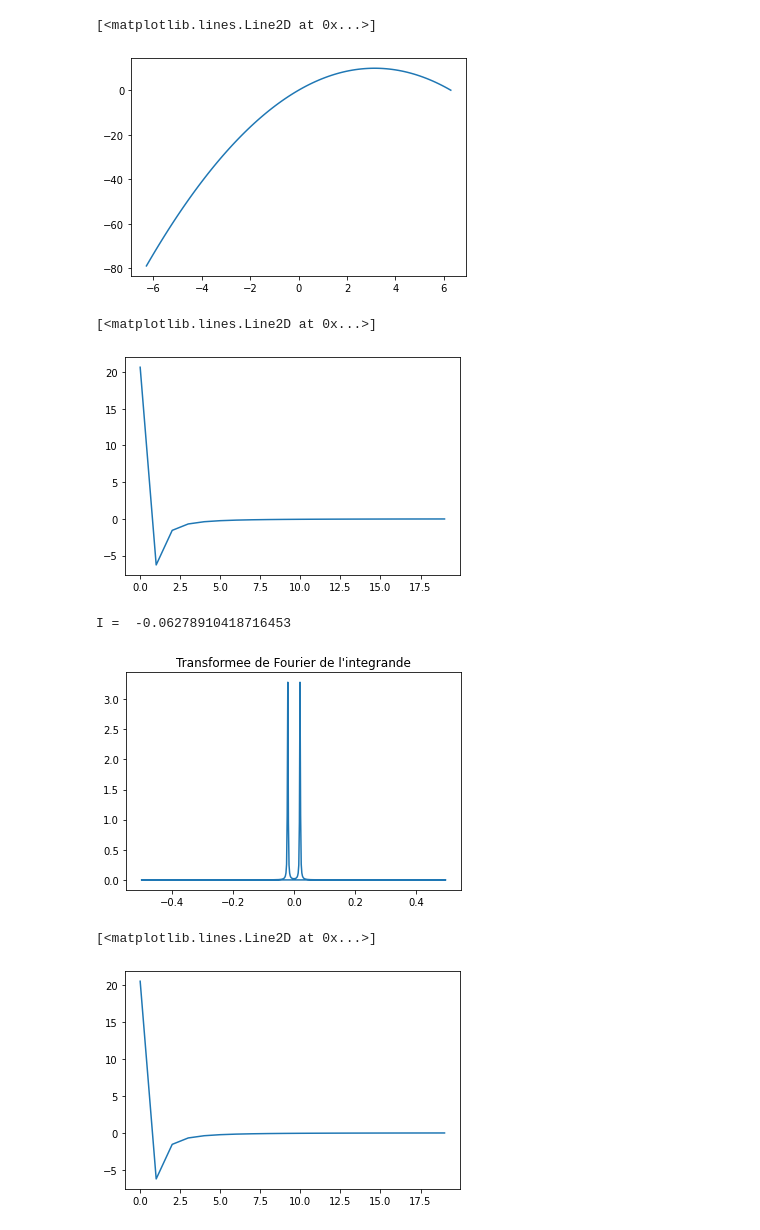
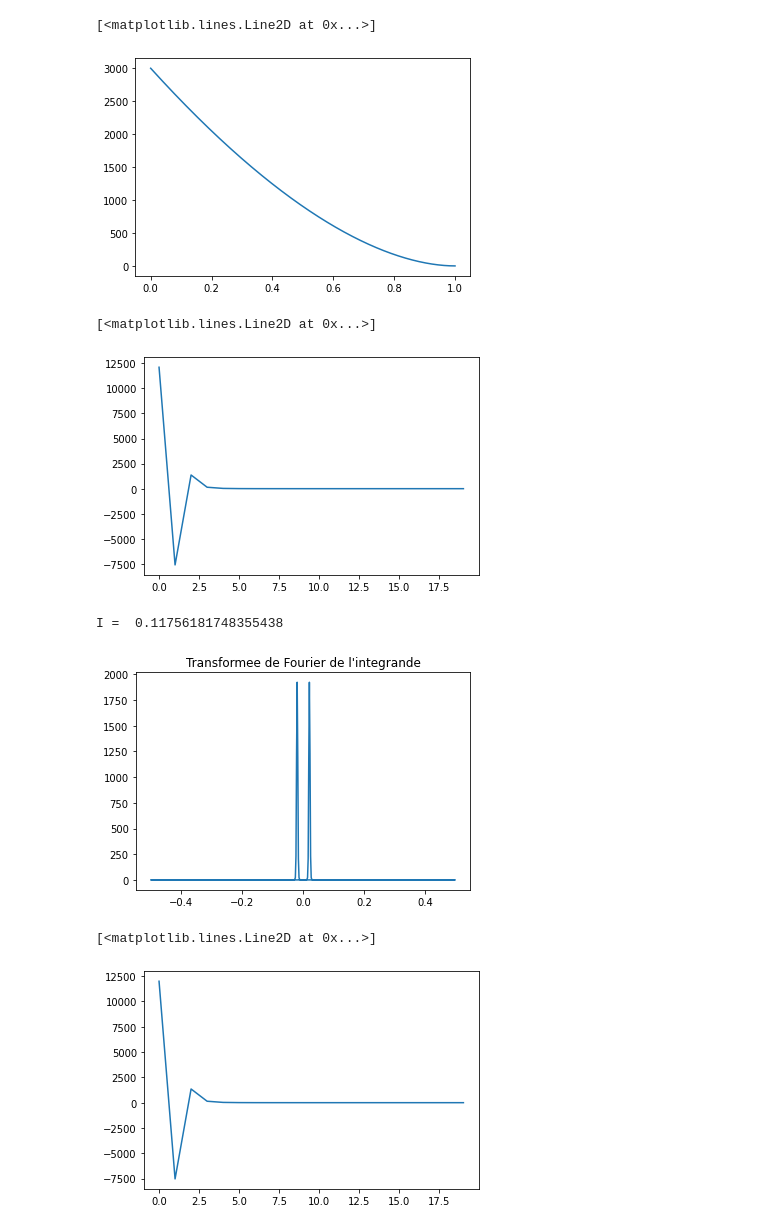
Before and after one commit to jules-berry/DM_RNDP, a Jupyter notebook: tests.ipynb, the cells around one changed output. Drawn from its saved outputs; the diff is of its cells as text; code cells hidden in the pictures.

```diff
--- a/tests.ipynb
+++ b/tests.ipynb
@@ -5,31 +8,31 @@ pi = np.pi
 # %%
-f = lambda x : np.power(x,1) * np.power(2*pi - x,1)
-x = np.linspace(-2*pi,2*pi,100)
+f = lambda x : np.power(np.arccos(x),4) * np.power(2*pi - np.arccos(x),4)
+x = np.linspace(0,1,500)
 plt.plot(x,f(x))
 # %% [output]
 [<matplotlib.lines.Line2D at 0x...>]
-[figure, old version]
+[figure, new version]
 # %%
 # On calcul les produits scalaires sans utiliser la transformee de fourier
 def sc (f,n,N):
     t = np.linspace(0,2*pi,N)
-    g = f(t) * np.cos(n*t)
+    g = f(np.cos(t)) * np.cos(n*t)
     I = g.sum()
     I = pi*I/N
     return I
 
 res = np.zeros(20)
 for n in range(20):
     res[n] = sc(f,n,1000)
 
 plt.plot(range(20),res)
 # %% [output]
 [<matplotlib.lines.Line2D at 0x...>]
-[figure, old version]
+[figure, new version]
 # %%
 # On commence par un exemple avec n = 10
 t = np.linspace(0,2*pi,500)
-g = f(t) * np.cos(10*t)
+g = f(np.cos(t)) * np.cos(10*t)
 fft = np.fft.fft(g)
 fft/= len(fft)
 freq = np.fft.fftfreq(t.shape[-1])
@@ -47,13 +50,13 @@ for k in range(1,int(m/2)):
 I = np.real(I/2)
 print ("I = ", I)
 # %% [output]
-I =  -0.06278910418716453
+I =  0.11756181748355438
-[figure, old version]
+[figure, new version]
 # %%
 # Methode generale
 def scwft(f,n):
     t = np.linspace(0,2*pi,100)
-    g = f(t) * np.cos(n*t)
+    g = f(np.cos(t)) * np.cos(n*t)
     fft = np.fft.fft(g)
     m = len(fft)
     fft /= m
@@ -77,4 +80,4 @@ plt.plot(range(20),res)
 # Les valeurs grandissent avec la valeur de N dans linspace
 # %% [output]
 [<matplotlib.lines.Line2D at 0x...>]
-[figure, old version]
+[figure, new version]
```
Also changed, not shown: parts of 2 cells of this notebook, 4 other files.
